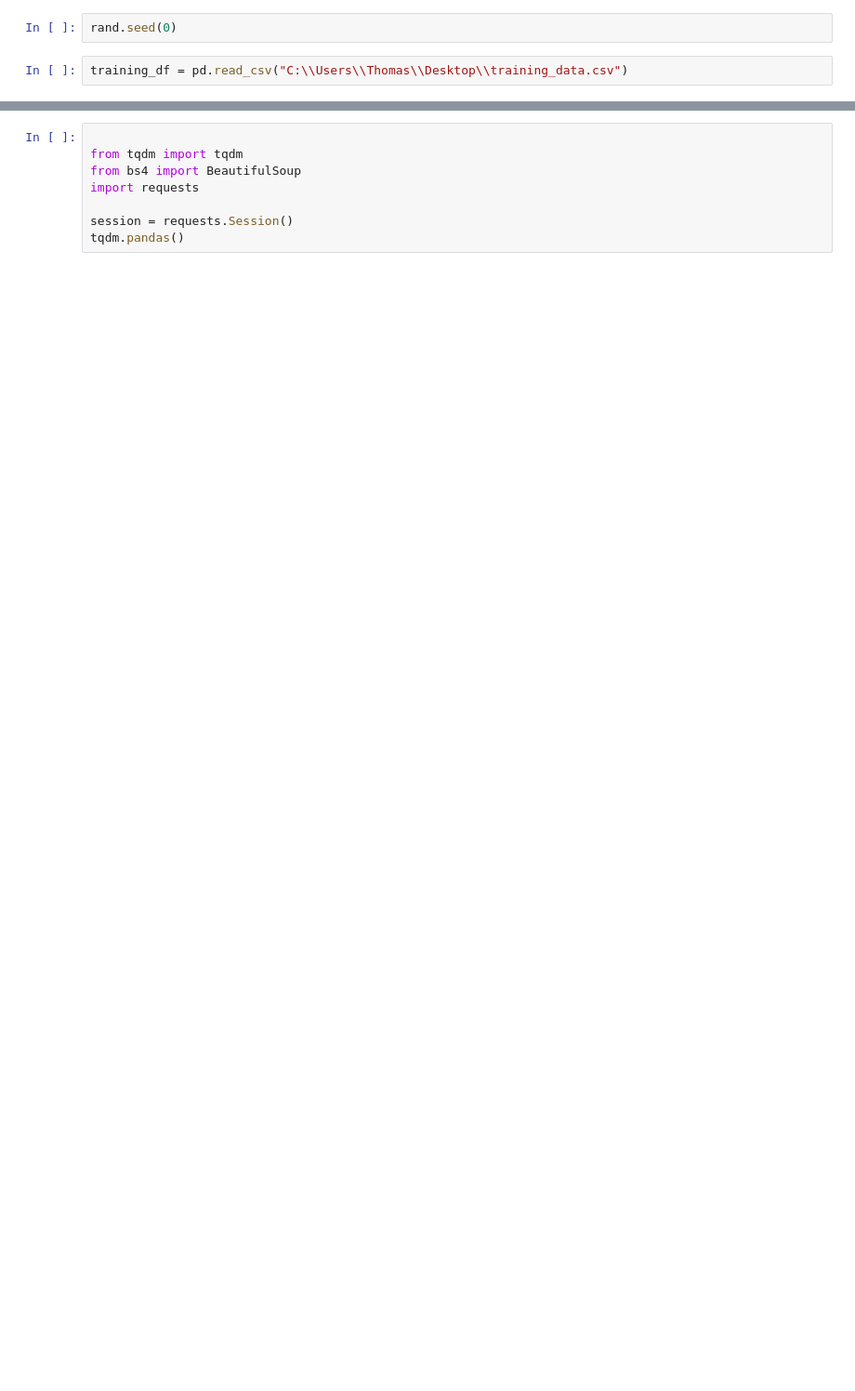
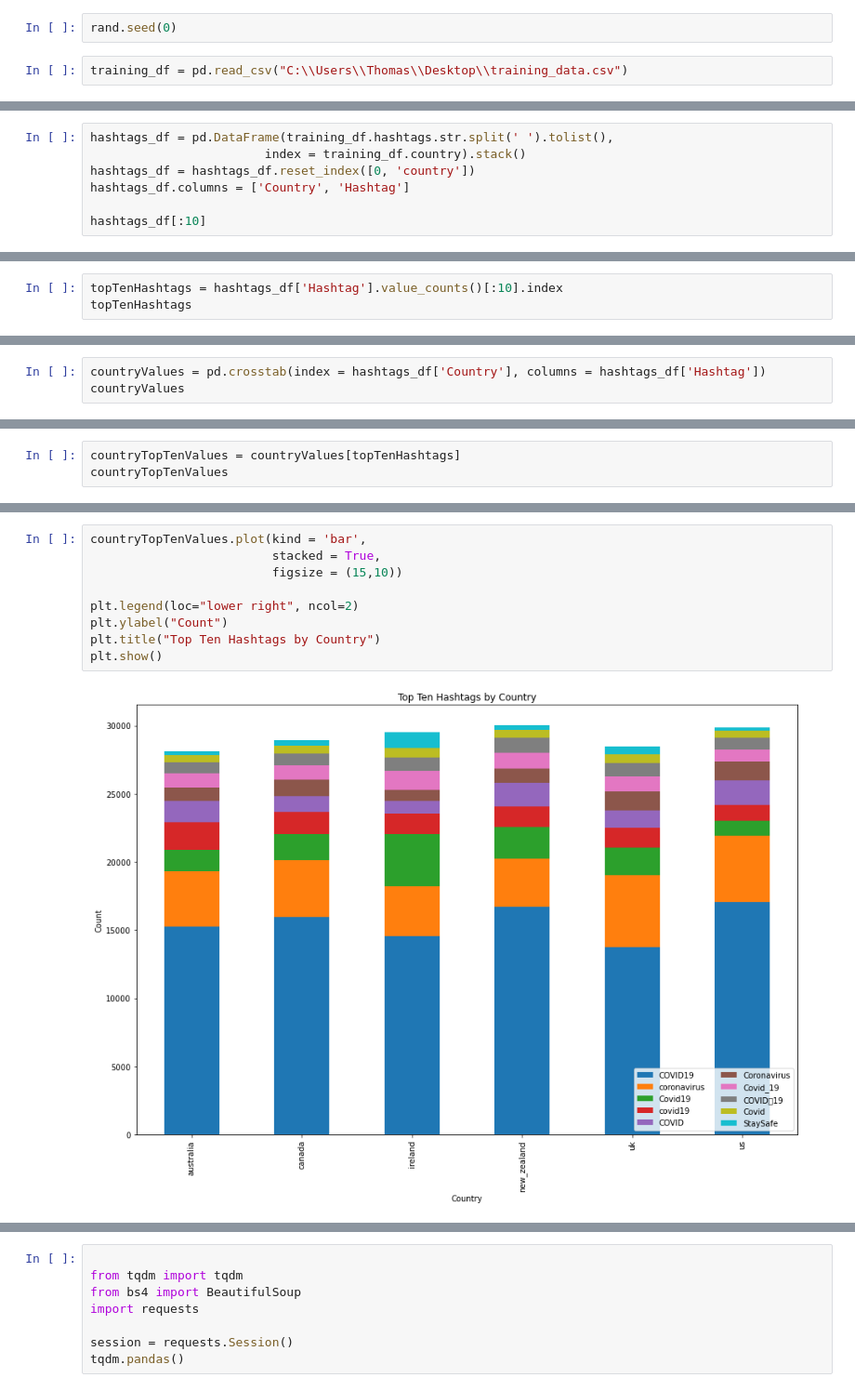
Before and after one commit to mnovovil/CountryClassificationOfCovidTweetsNLP, a Jupyter notebook: code.ipynb, the cells around one changed output, grey strips where cells are left out. Shown: that part at 93% size. Drawn from its saved outputs; the diff is of its cells as text; blank space fills up the shorter version.

```diff
--- a/code.ipynb
+++ b/code.ipynb
@@ -32,0 +54,7 @@ training_df[:10]
+# %%
+hashtags_df = pd.DataFrame(training_df.hashtags.str.split(' ').tolist(),
+						index = training_df.country).stack()
+hashtags_df = hashtags_df.reset_index([0, 'country'])
+hashtags_df.columns = ['Country', 'Hashtag']
+
+hashtags_df[:10]
@@ -32,0 +73,3 @@ training_df[:10]
+# %%
+topTenHashtags = hashtags_df['Hashtag'].value_counts()[:10].index
+topTenHashtags
@@ -32,0 +80,3 @@ training_df[:10]
+# %%
+countryValues = pd.crosstab(index = hashtags_df['Country'], columns = hashtags_df['Hashtag'])
+countryValues
@@ -32,0 +93,3 @@ training_df[:10]
+# %%
+countryTopTenValues = countryValues[topTenHashtags]
+countryTopTenValues
@@ -32,0 +105,11 @@ training_df[:10]
+# %%
+countryTopTenValues.plot(kind = 'bar',
+						 stacked = True,
+						 figsize = (15,10))
+
+plt.legend(loc="lower right", ncol=2)
+plt.ylabel("Count")
+plt.title("Top Ten Hashtags by Country")
+plt.show()
+# %% [output]
+[figure, added]
```
Also changed, not shown: parts of 23 cells of this notebook.
